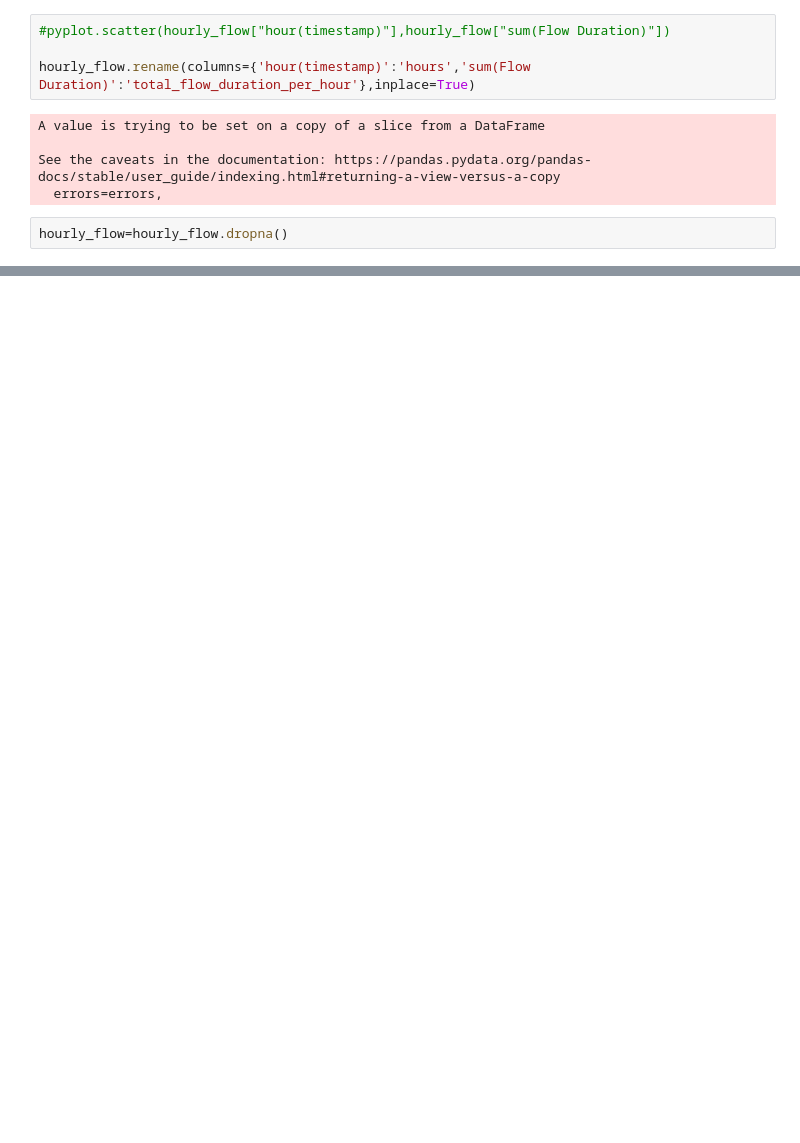
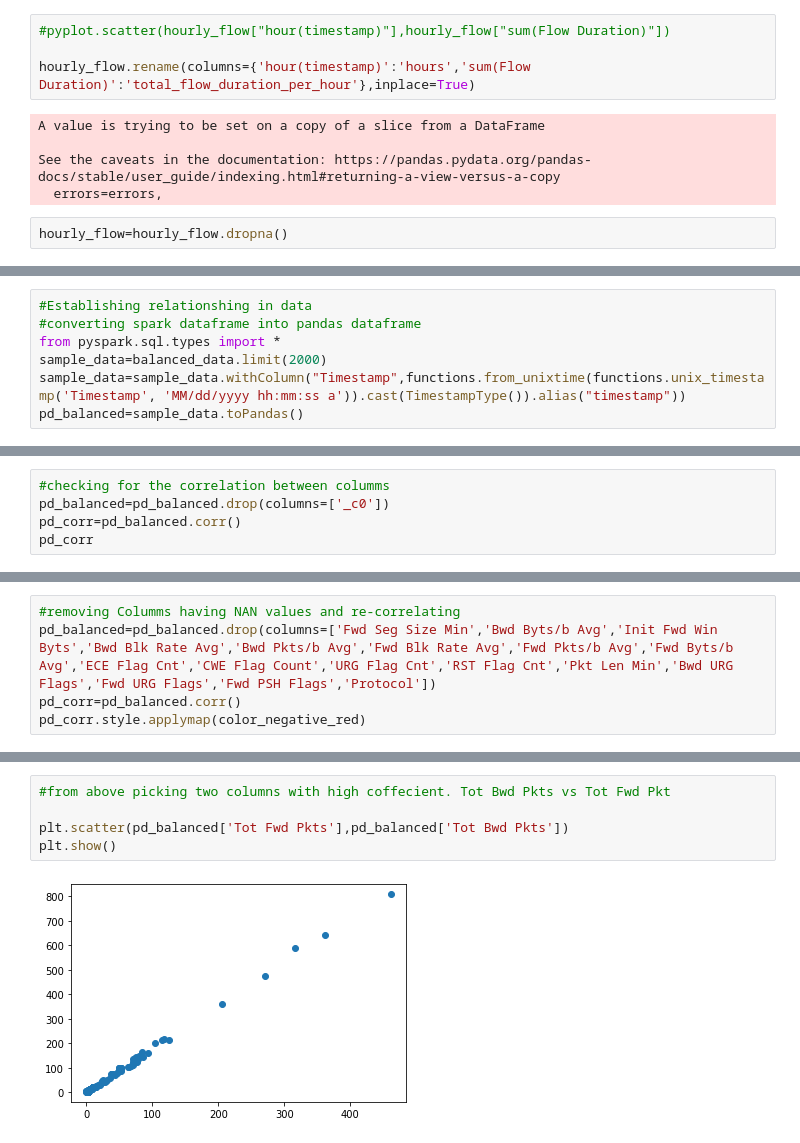
Before and after one commit to Suryansh109/project_covid_v1, a Jupyter notebook: DDos_analysis.ipynb, the cells around one changed output, grey strips where cells are left out. Cells and saved outputs as stored; diff of their text form; blank space fills up the shorter version.

```diff
--- a/DDos_analysis.ipynb
+++ b/DDos_analysis.ipynb
@@ -158,0 +169,7 @@ plt.show()
+# %%
+#Establishing relationshing in data
+#converting spark dataframe into pandas dataframe
+from pyspark.sql.types import *
+sample_data=balanced_data.limit(2000)
+sample_data=sample_data.withColumn("Timestamp",functions.from_unixtime(functions.unix_timestamp('Timestamp', 'MM/dd/yyyy hh:mm:ss a')).cast(TimestampType()).alias("timestamp"))
+pd_balanced=sample_data.toPandas()
@@ -158,0 +192,5 @@ plt.show()
+# %%
+#checking for the correlation between columms
+pd_balanced=pd_balanced.drop(columns=['_c0'])
+pd_corr=pd_balanced.corr()
+pd_corr
@@ -158,0 +237,5 @@ plt.show()
+# %%
+#removing Columms having NAN values and re-correlating
+pd_balanced=pd_balanced.drop(columns=['Fwd Seg Size Min','Bwd Byts/b Avg','Init Fwd Win Byts','Bwd Blk Rate Avg','Bwd Pkts/b Avg','Fwd Blk Rate Avg','Fwd Pkts/b Avg','Fwd Byts/b Avg','ECE Flag Cnt','CWE Flag Count','URG Flag Cnt','RST Flag Cnt','Pkt Len Min','Bwd URG Flags','Fwd URG Flags','Fwd PSH Flags','Protocol'])
+pd_corr=pd_balanced.corr()
+pd_corr.style.applymap(color_negative_red)
@@ -158,0 +276,7 @@ plt.show()
+# %%
+#from above picking two columns with high coffecient. Tot Bwd Pkts vs Tot Fwd Pkt
+
+plt.scatter(pd_balanced['Tot Fwd Pkts'],pd_balanced['Tot Bwd Pkts'])
+plt.show()
+# %% [output]
+[figure, added]
```
Also changed, not shown: parts of 22 cells of this notebook.
